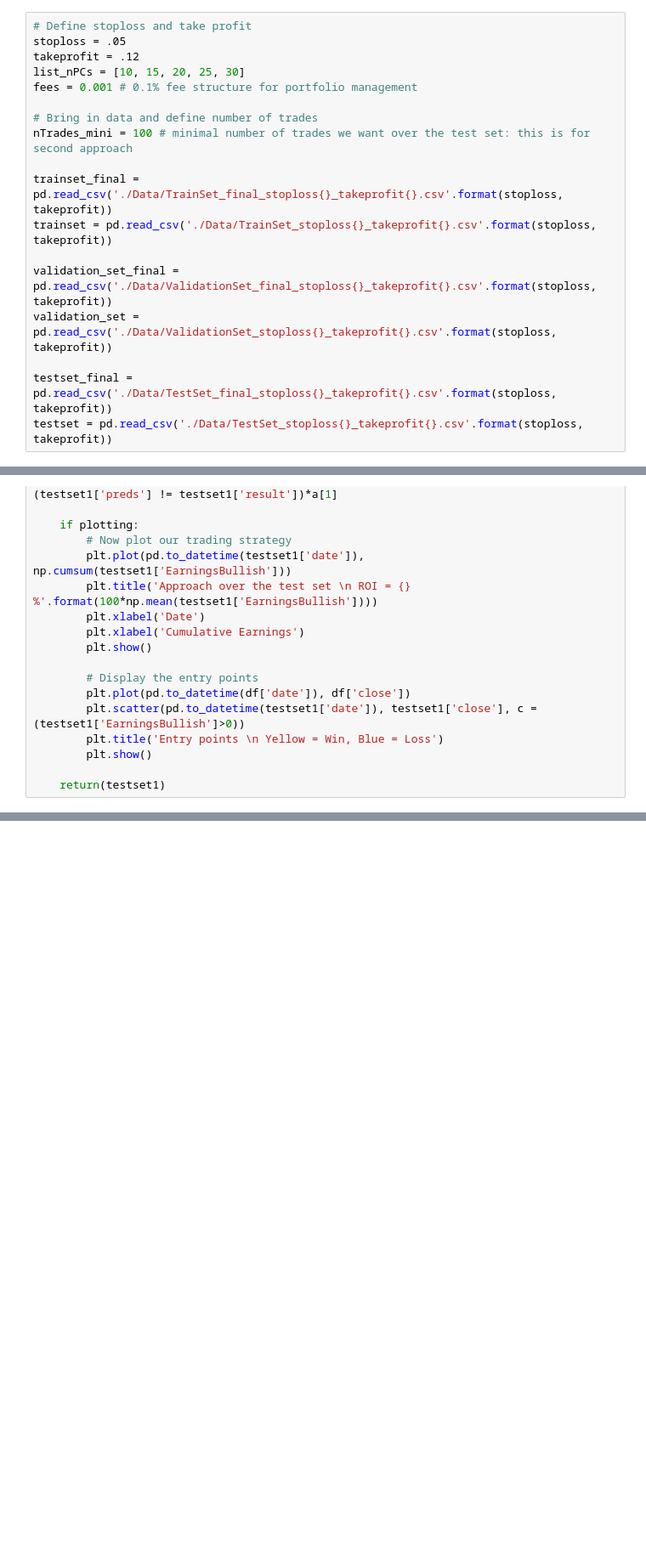
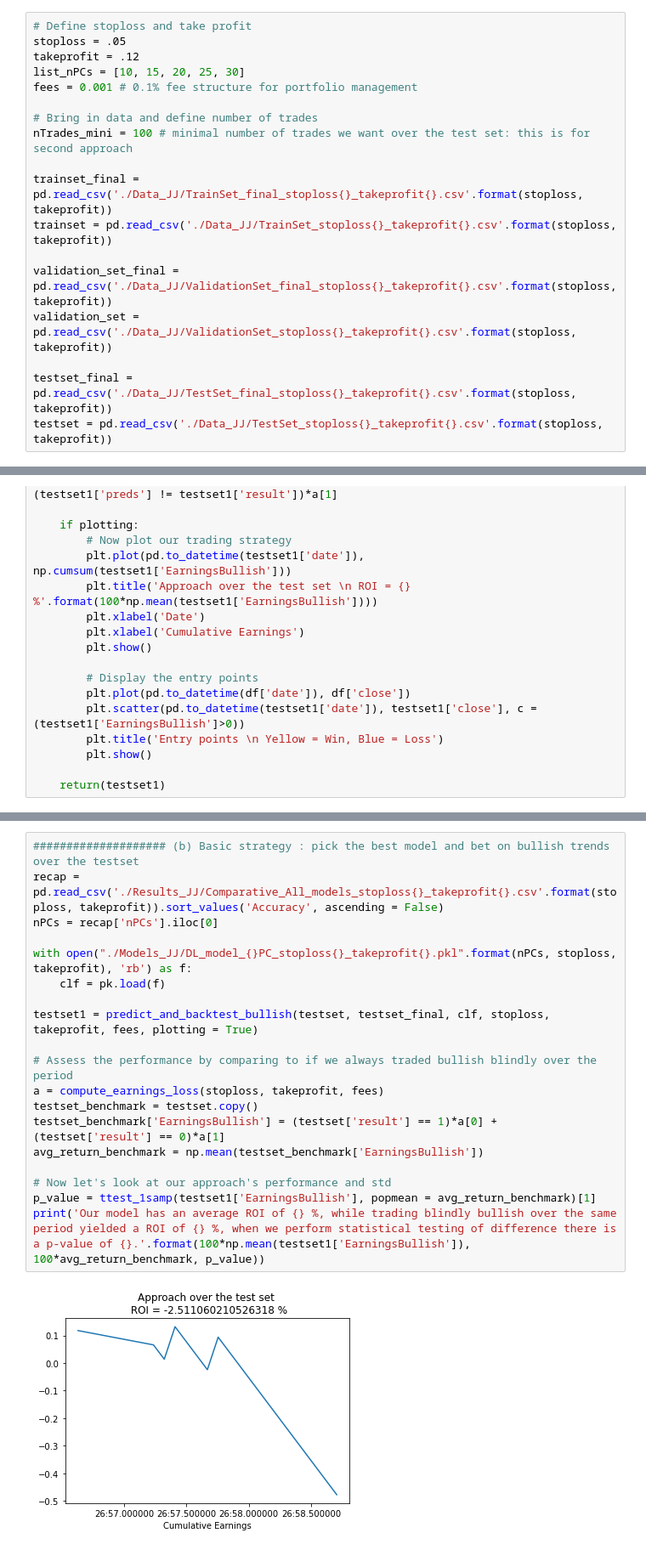
Before and after one commit to joshuatbond/Crypto_Deep_Learning_Proj, a Jupyter notebook: Backtesting.ipynb, the cells around one changed output, grey strips where cells are left out. Shown at 85% size. Saved outputs shown, nothing was run; the diff lists cells and outputs as text; blank space fills up the shorter version.

```diff
--- a/Backtesting.ipynb
+++ b/Backtesting.ipynb
@@ -22,14 +22,14 @@ fees = 0.001 # 0.1% fee structure for portfolio management
 # Bring in data and define number of trades
 nTrades_mini = 100 # minimal number of trades we want over the test set: this is for second approach
 
-trainset_final = pd.read_csv('./Data/TrainSet_final_stoploss{}_takeprofit{}.csv'.format(stoploss, takeprofit))
-trainset = pd.read_csv('./Data/TrainSet_stoploss{}_takeprofit{}.csv'.format(stoploss, takeprofit))
+trainset_final = pd.read_csv('./Data_JJ/TrainSet_final_stoploss{}_takeprofit{}.csv'.format(stoploss, takeprofit))
+trainset = pd.read_csv('./Data_JJ/TrainSet_stoploss{}_takeprofit{}.csv'.format(stoploss, takeprofit))
 
-validation_set_final = pd.read_csv('./Data/ValidationSet_final_stoploss{}_takeprofit{}.csv'.format(stoploss, takeprofit))
-validation_set = pd.read_csv('./Data/ValidationSet_stoploss{}_takeprofit{}.csv'.format(stoploss, takeprofit))
+validation_set_final = pd.read_csv('./Data_JJ/ValidationSet_final_stoploss{}_takeprofit{}.csv'.format(stoploss, takeprofit))
+validation_set = pd.read_csv('./Data_JJ/ValidationSet_stoploss{}_takeprofit{}.csv'.format(stoploss, takeprofit))
 
-testset_final = pd.read_csv('./Data/TestSet_final_stoploss{}_takeprofit{}.csv'.format(stoploss, takeprofit))
-testset = pd.read_csv('./Data/TestSet_stoploss{}_takeprofit{}.csv'.format(stoploss, takeprofit))
+testset_final = pd.read_csv('./Data_JJ/TestSet_final_stoploss{}_takeprofit{}.csv'.format(stoploss, takeprofit))
+testset = pd.read_csv('./Data_JJ/TestSet_stoploss{}_takeprofit{}.csv'.format(stoploss, takeprofit))
 # %%
 # compute wins and losses
 def compute_earnings_loss(stoploss, takeprofit, fees):
@@ -67,0 +93,21 @@ def predict_and_backtest_bullish(df, df_final, model, stoploss, takeprofit, fees
+# %%
+#################### (b) Basic strategy : pick the best model and bet on bullish trends over the testset
+recap = pd.read_csv('./Results_JJ/Comparative_All_models_stoploss{}_takeprofit{}.csv'.format(stoploss, takeprofit)).sort_values('Accuracy', ascending = False)
+nPCs = recap['nPCs'].iloc[0]
+
+with open("./Models_JJ/DL_model_{}PC_stoploss{}_takeprofit{}.pkl".format(nPCs, stoploss, takeprofit), 'rb') as f:
+    clf = pk.load(f)
+
+testset1 = predict_and_backtest_bullish(testset, testset_final, clf, stoploss, takeprofit, fees, plotting = True)
+
+# Assess the performance by comparing to if we always traded bullish blindly over the period
+a = compute_earnings_loss(stoploss, takeprofit, fees)
+testset_benchmark = testset.copy()
+testset_benchmark['EarningsBullish'] = (testset['result'] == 1)*a[0] + (testset['result'] == 0)*a[1]
+avg_return_benchmark = np.mean(testset_benchmark['EarningsBullish'])
+
+# Now let's look at our approach's performance and std
+p_value = ttest_1samp(testset1['EarningsBullish'], popmean = avg_return_benchmark)[1]
+print('Our model has an average ROI of {} %, while trading blindly bullish over the same period yielded a ROI of {} %, when we perform statistical testing of difference there is a p-value of {}.'.format(100*np.mean(testset1['EarningsBullish']), 100*avg_return_benchmark, p_value))
+# %% [output]
+[figure, added]
```
Also changed, not shown: parts of 5 cells of this notebook, 22 other files.
